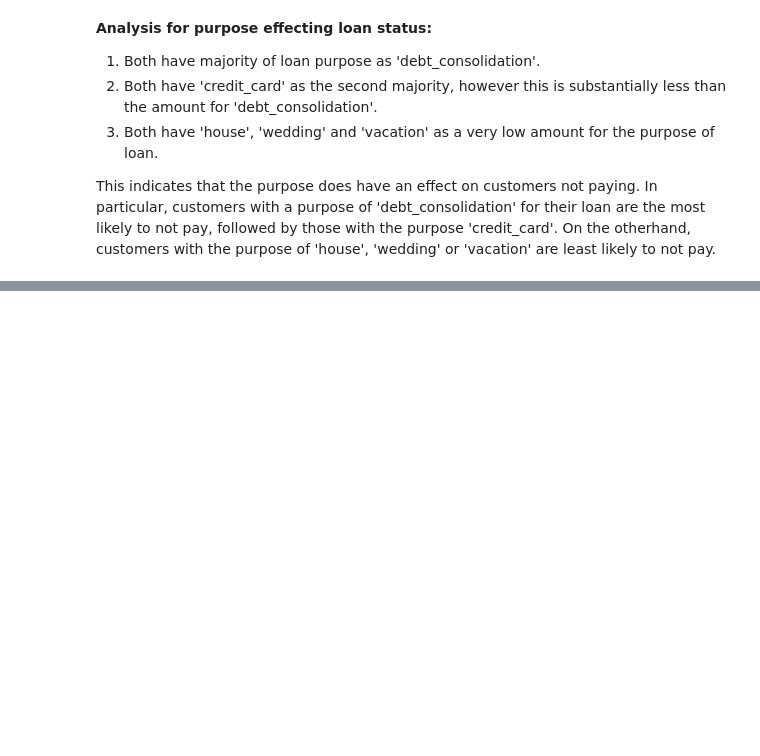
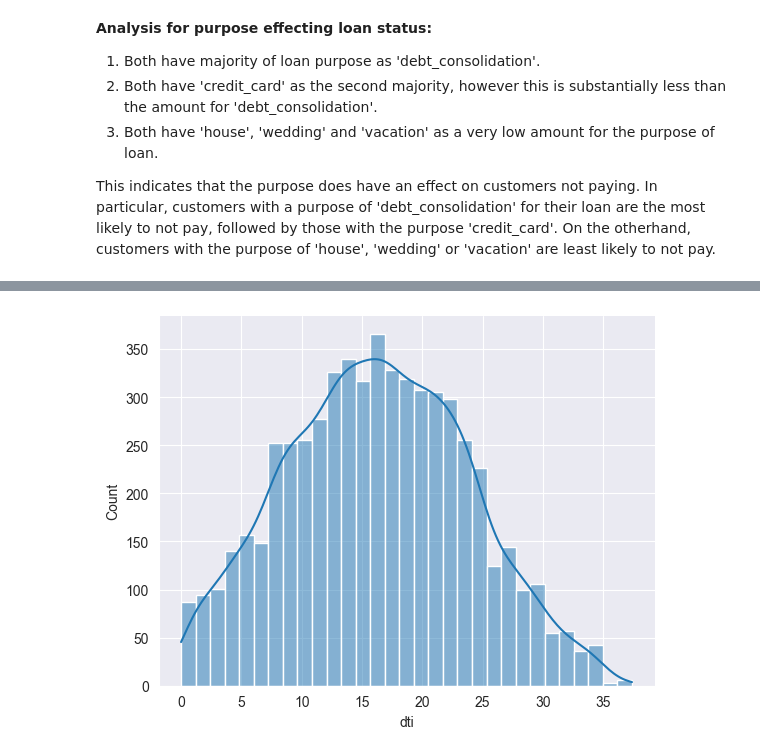
Before and after one commit to Shreeya-R/exploratory-data-analysis---customer-loans-in-finance, a Jupyter notebook: analysis_visualisation.ipynb, the cells around one changed output, grey strips where cells are left out. Saved outputs shown, nothing was run; the diff lists cells and outputs as text; code cells hidden in the pictures; blank space fills up the shorter version.

```diff
--- a/analysis_visualisation.ipynb
+++ b/analysis_visualisation.ipynb
@@ -473,0 +479,5 @@ This indicates that the purpose does have an effect on customers not paying. In
+# %%
+sns.histplot(data=charged_off, x='dti', kde=True)
+sns.despine()
+# %% [output]
+[figure, added]
```
Also changed, not shown: parts of 5 cells of this notebook.
